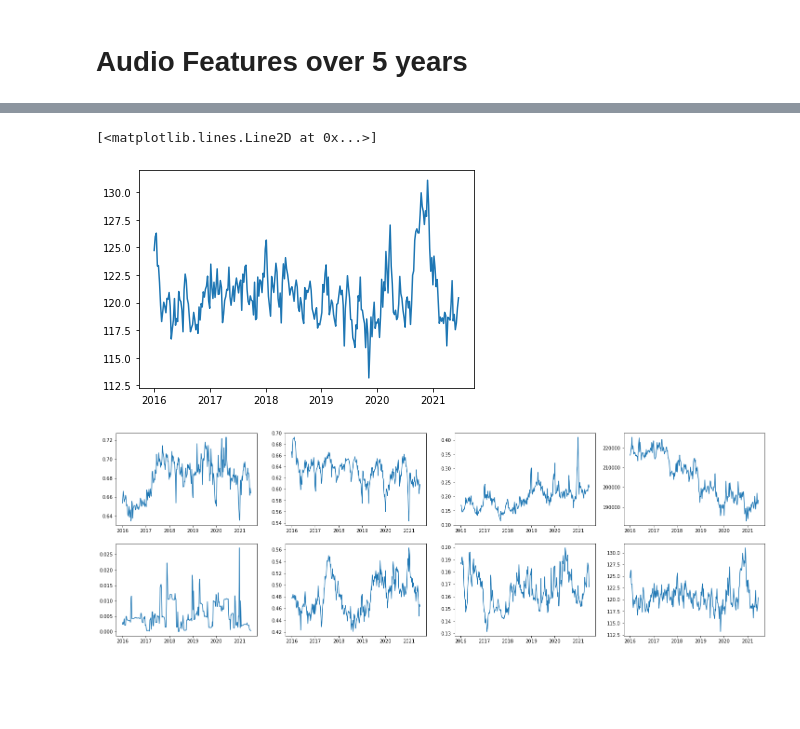
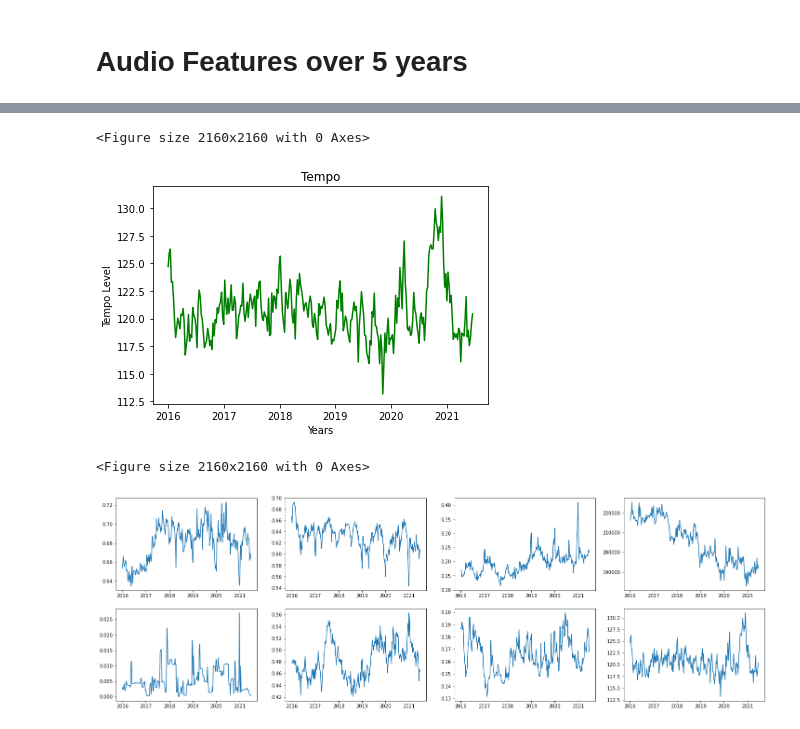
Before and after one commit to lakemp2345/Project-1, a Jupyter notebook: graph_tests.ipynb, the cells around one changed output, grey strips where cells are left out. Cells and saved outputs as stored; diff of their text form; code cells hidden in the pictures; blank space fills up the shorter version.

```diff
--- a/graph_tests.ipynb
+++ b/graph_tests.ipynb
@@ -94,9 +198,14 @@ plt.plot(dates, y_axis)
 # %%
 y_axis = weekly_means["tempo"]
-plt.plot(dates, y_axis)
+plt.plot(dates, y_axis,color='green')
+plt.title("Tempo")
+plt.xlabel("Years")
+plt.ylabel("Tempo Level")
+plt.figure(figsize=(30, 30))
 # %% [output]
-[<matplotlib.lines.Line2D at 0x...>]
+<Figure size 2160x2160 with 0 Axes>
-[figure, old version]
+[figure, new version]
+<Figure size 2160x2160 with 0 Axes>
 # %%
 # TODO: add labels and such
 fig, (ax1, ax2) = plt.subplots(2, 4)
```
Also changed, not shown: parts of 34 cells of this notebook, 18 other files.
